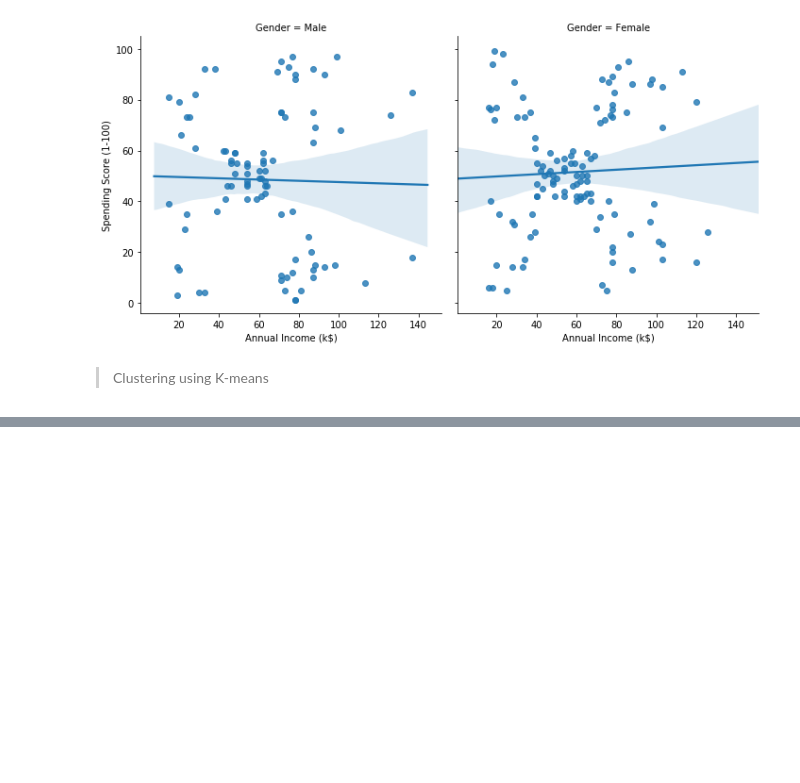
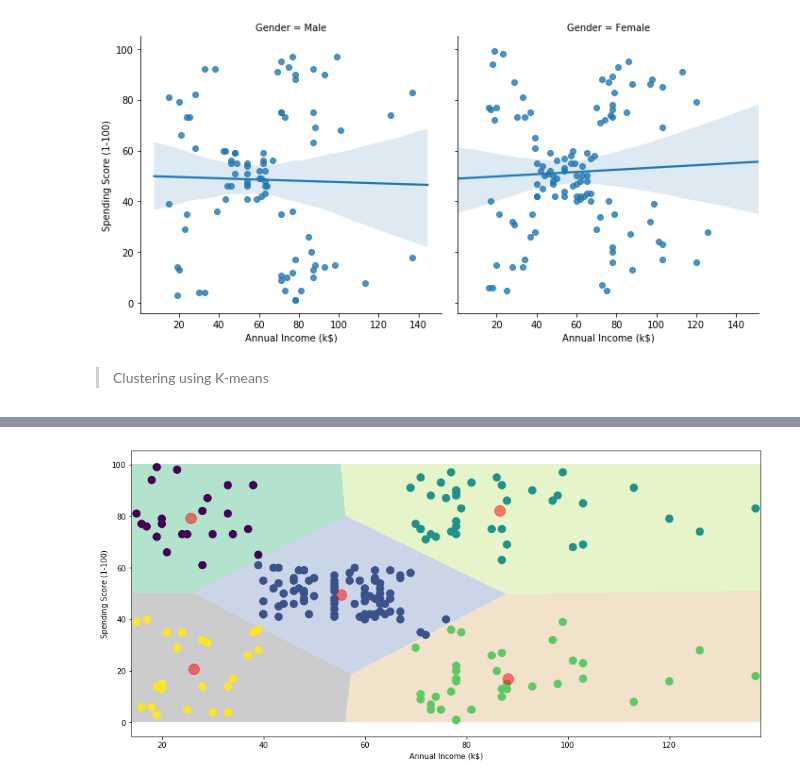
Before and after one commit to Alohasprit/Kaggle, a Jupyter notebook: 9_Mall Segmentation/Mall Customer Segmentation_K-means_ver2.0_0604.ipynb, the cells around one changed output, grey strips where cells are left out. Saved outputs shown, nothing was run; the diff lists cells and outputs as text; code cells hidden in the pictures; blank space fills up the shorter version.

```diff
--- a/9_Mall Segmentation/Mall Customer Segmentation_K-means_ver2.0_0604.ipynb
+++ b/9_Mall Segmentation/Mall Customer Segmentation_K-means_ver2.0_0604.ipynb
@@ -119 +198,16 @@ sns.lmplot('Annual Income (k$)','Spending Score (1-100)', col='Gender', data=dat
+# %%
+plt.figure(1 , figsize = (15 , 7) )
+plt.clf()
+Z2 = Z2.reshape(xx.shape)
+plt.imshow(Z2 , interpolation='nearest',
+           extent=(xx.min(), xx.max(), yy.min(), yy.max()),
+           cmap = plt.cm.Pastel2, aspect = 'auto', origin='lower')
+
+plt.scatter( x = 'Annual Income (k$)' ,y = 'Spending Score (1-100)' , data = data , c = labels2 ,
+            s = 100 )
+plt.scatter(x = centroids2[: , 0] , y =  centroids2[: , 1] , s = 200 , c = 'red' , alpha = 0.5)
+plt.ylabel('Spending Score (1-100)') , plt.xlabel('Annual Income (k$)')
+plt.show()
+# %% [output]
+[figure, added]
 # %%
```
Also changed, not shown: parts of 14 cells of this notebook.
